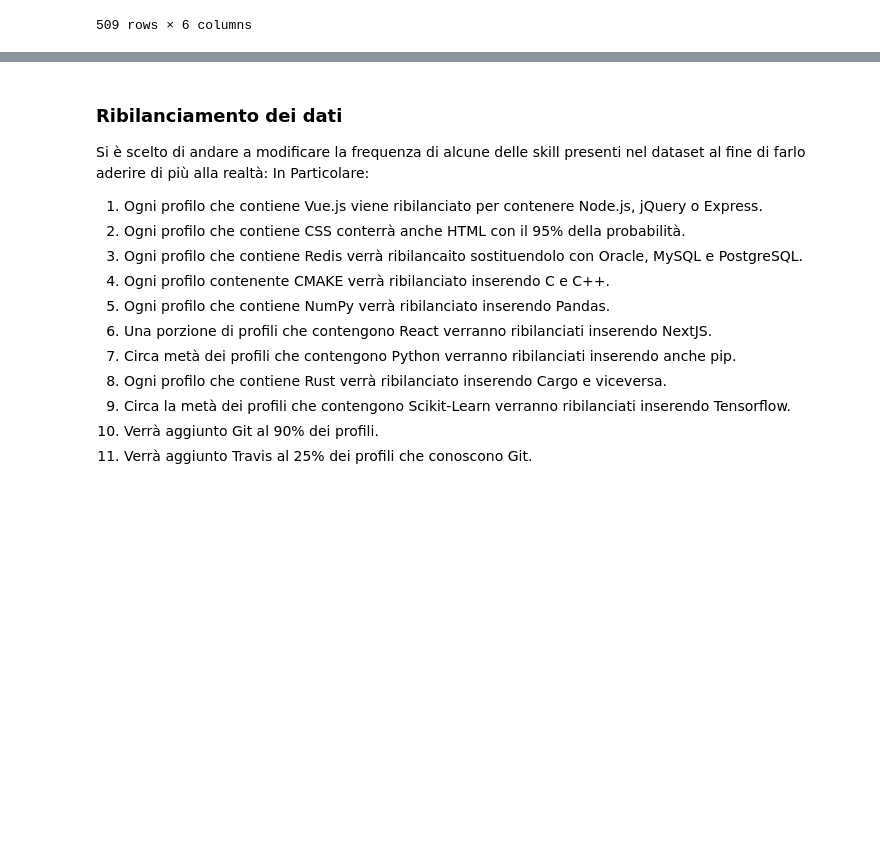
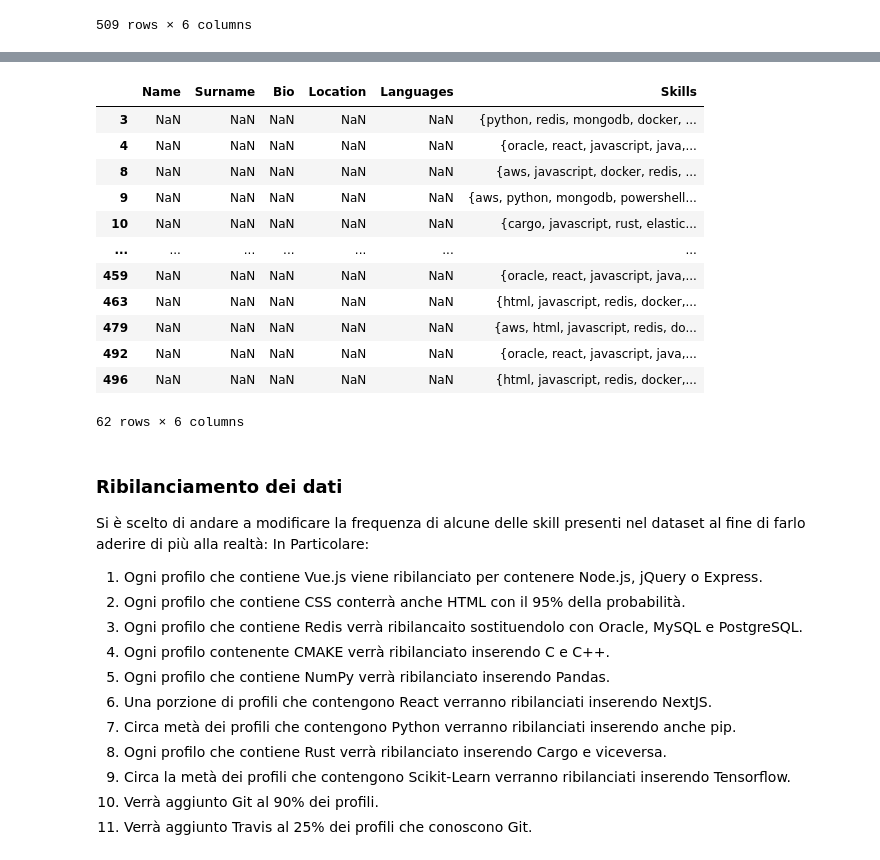
Before and after one commit to antoninoLorenzo/RecommenderSystem_TC, a Jupyter notebook: demo/notebooks/dev_profile_preparation.ipynb, the cells around one changed output, grey strips where cells are left out. Cells and saved outputs as stored; diff of their text form; code cells hidden in the pictures; blank space fills up the shorter version.

```diff
--- a/demo/notebooks/dev_profile_preparation.ipynb
+++ b/demo/notebooks/dev_profile_preparation.ipynb
@@ -198,3 +168,25 @@ developer_frame
+# %%
+f = []
+
+for sset in skills:
+    f.append(len(sset) > 13 or len(sset) < 10)
+
+outliers = developer_frame.loc[f]
+outliers
+# %% [output]
+|  | Name | Surname | Bio | Location | Languages | Skills |
+| 3 | NaN | NaN | NaN | NaN | NaN | {python, redis, mongodb, docker, ... |
+| 4 | NaN | NaN | NaN | NaN | NaN | {oracle, react, javascript, java,... |
+| 8 | NaN | NaN | NaN | NaN | NaN | {aws, javascript, docker, redis, ... |
+| 9 | NaN | NaN | NaN | NaN | NaN | {aws, python, mongodb, powershell... |
+| 10 | NaN | NaN | NaN | NaN | NaN | {cargo, javascript, rust, elastic... |
+| ... | ... | ... | ... | ... | ... | ... |
+| 459 | NaN | NaN | NaN | NaN | NaN | {oracle, react, javascript, java,... |
+| 463 | NaN | NaN | NaN | NaN | NaN | {html, javascript, redis, docker,... |
+| 479 | NaN | NaN | NaN | NaN | NaN | {aws, html, javascript, redis, do... |
+| 492 | NaN | NaN | NaN | NaN | NaN | {oracle, react, javascript, java,... |
+| 496 | NaN | NaN | NaN | NaN | NaN | {html, javascript, redis, docker,... |
+62 rows × 6 columns
 # %% [markdown]
 ### Ribilanciamento dei dati
 Si è scelto di andare a modificare la frequenza di alcune delle skill presenti nel dataset al fine di farlo aderire di più alla realtà:
```
Also changed, not shown: parts of 8 cells of this notebook, 1 other file.
